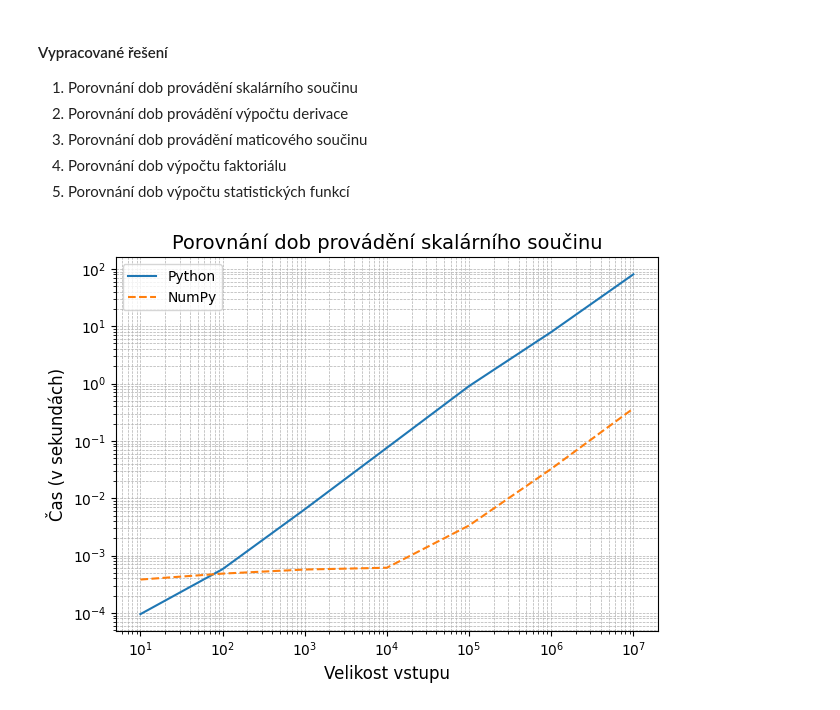
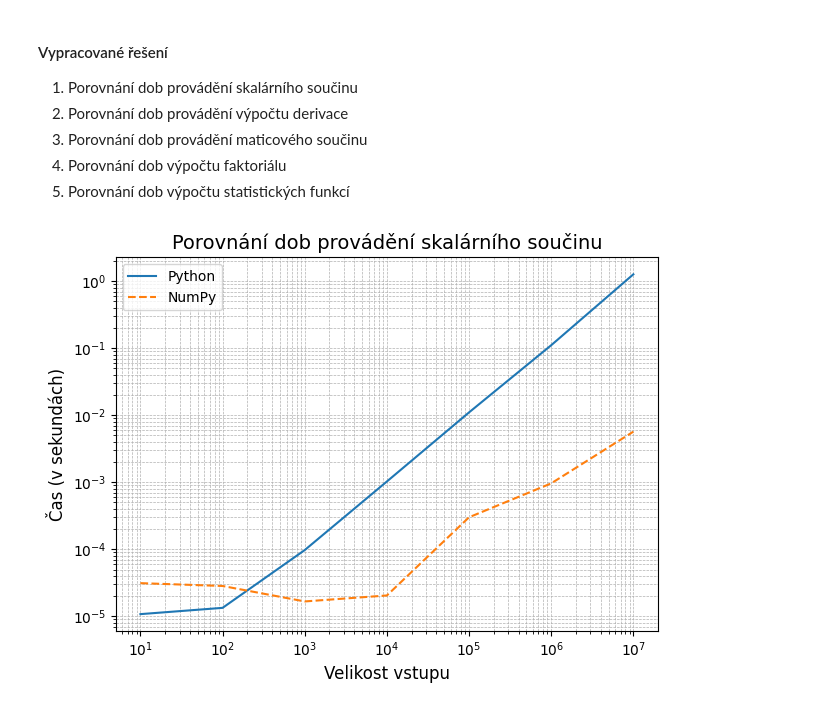
Before and after one commit to ondrejsvorc/UJEP, a Jupyter notebook: MSW/zapocet/1/1.ipynb, the cells around one changed output. Drawn from its saved outputs; the diff is of its cells as text; code cells hidden in the pictures.

```diff
--- a/MSW/zapocet/1/1.ipynb
+++ b/MSW/zapocet/1/1.ipynb
@@ -28,7 +28,7 @@ def scalar_product_numpy(a, b):
     return np.dot(a, b)
 
 
-repeat = 100
+repeat = 1
 x_values = [10, 100, 1_000, 10_000, 100_000, 1_000_000, 10_000_000]
 
 times = []
@@ -37,32 +37,32 @@ times_numpy = []
 for x in x_values:
     size_list = list(range(x))
 
     A = list(size_list)
     B = list(size_list)
     time = timeit(lambda: scalar_product(A, B), number=repeat)
     times.append(time)
 
     A = np.array(list(size_list))
     B = np.array(list(size_list))
     time = timeit(lambda: scalar_product_numpy(A, B), number=repeat)
     times_numpy.append(time)
 
 plt.plot(x_values, times, label="Python", linestyle="-")
 plt.plot(x_values, times_numpy, label="NumPy", linestyle="--")
 
 plt.title("Porovnání dob provádění skalárního součinu", fontsize=14)
 plt.legend(fontsize=10)
 plt.grid(True, which="both", linestyle="--", linewidth=0.5)
 
 plt.xlabel("Velikost vstupu", fontsize=12)
 plt.ylabel("Čas (v sekundách)", fontsize=12)
 plt.xscale("log")
 plt.yscale("log")
 plt.xticks(fontsize=10)
 plt.yticks(fontsize=10)
 
 plt.tight_layout()
 plt.show()
 # %% [output]
-[figure, old version]
+[figure, new version]
 # %%
```
Also changed, not shown: parts of 9 cells of this notebook.
